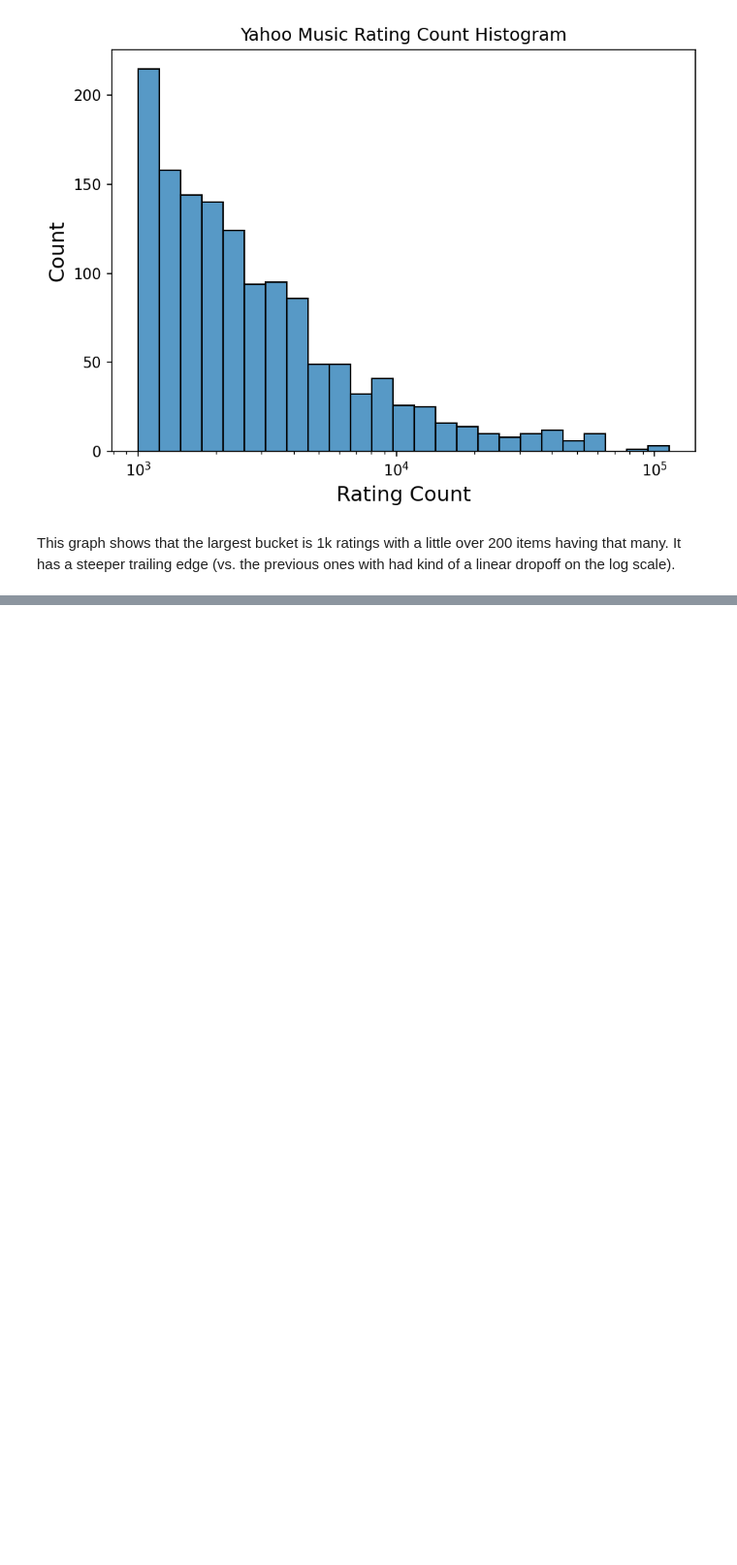
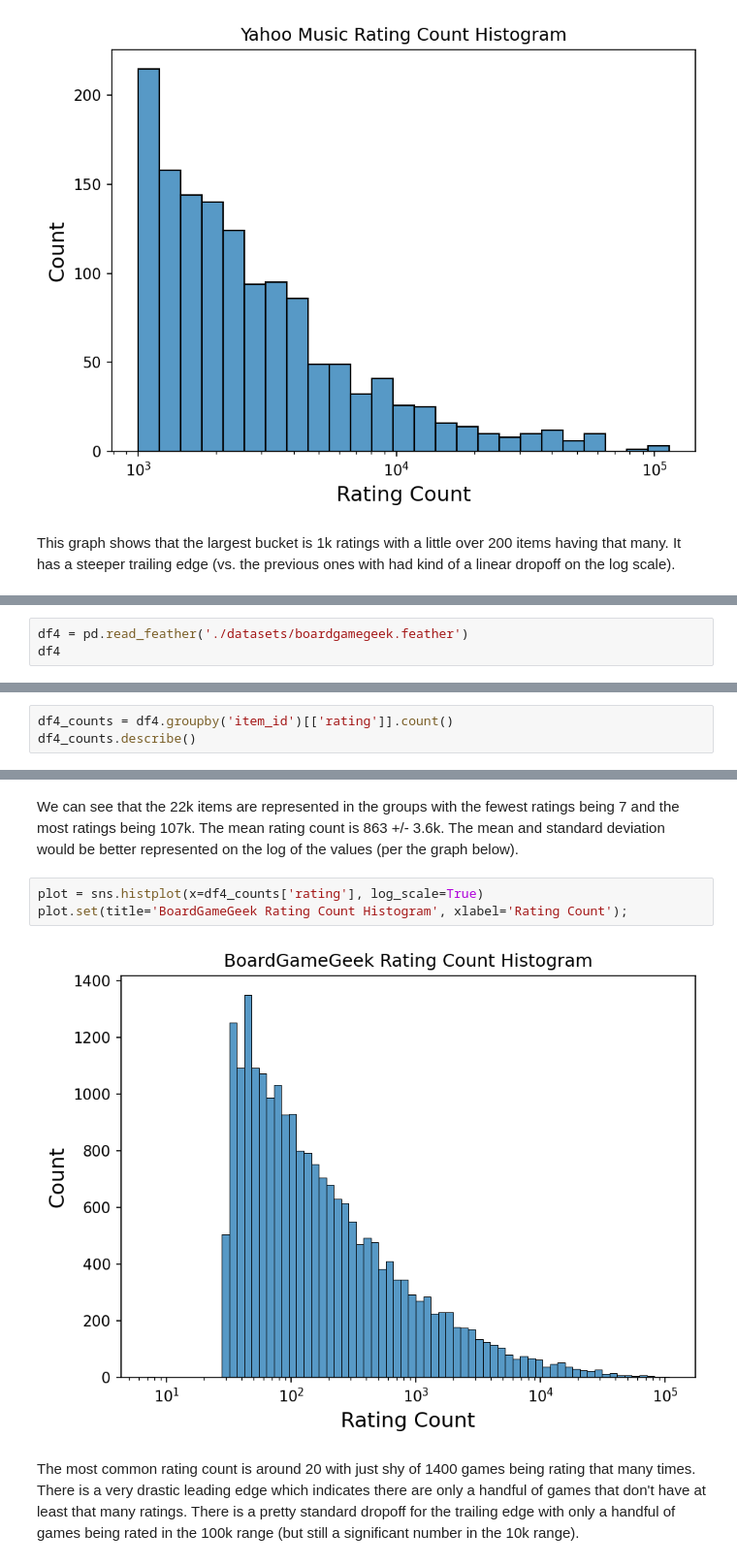
Before and after one commit to jmfb/csc6711-project2, a Jupyter notebook: Project2.ipynb, the cells around one changed output, grey strips where cells are left out. Shown at 97% size. Cells and saved outputs as stored; diff of their text form; blank space fills up the shorter version.

Commit message:
Adding board game geek analysis.

```diff
--- a/Project2.ipynb
+++ b/Project2.ipynb
@@ -296,0 +301,3 @@ This graph shows that the largest bucket is 1k ratings with a little over 200 it
+# %%
+df4 = pd.read_feather('./datasets/boardgamegeek.feather')
+df4
@@ -296,0 +364,3 @@ This graph shows that the largest bucket is 1k ratings with a little over 200 it
+# %%
+df4_counts = df4.groupby('item_id')[['rating']].count()
+df4_counts.describe()
@@ -296,0 +377,9 @@ This graph shows that the largest bucket is 1k ratings with a little over 200 it
+# %% [markdown]
+We can see that the 22k items are represented in the groups with the fewest ratings being 7 and the most ratings being 107k.  The mean rating count is 863 +/- 3.6k.  The mean and standard deviation would be better represented on the log of the values (per the graph below).
+# %%
+plot = sns.histplot(x=df4_counts['rating'], log_scale=True)
+plot.set(title='BoardGameGeek Rating Count Histogram', xlabel='Rating Count');
+# %% [output]
+[figure, added]
+# %% [markdown]
+The most common rating count is around 20 with just shy of 1400 games being rating that many times.  There is a very drastic leading edge which indicates there are only a handful of games that don't have at least that many ratings.  There is a pretty standard dropoff for the trailing edge with only a handful of games being rated in the 100k range (but still a significant number in the 10k range).
```
Also changed, not shown: parts of 8 cells of this notebook.
